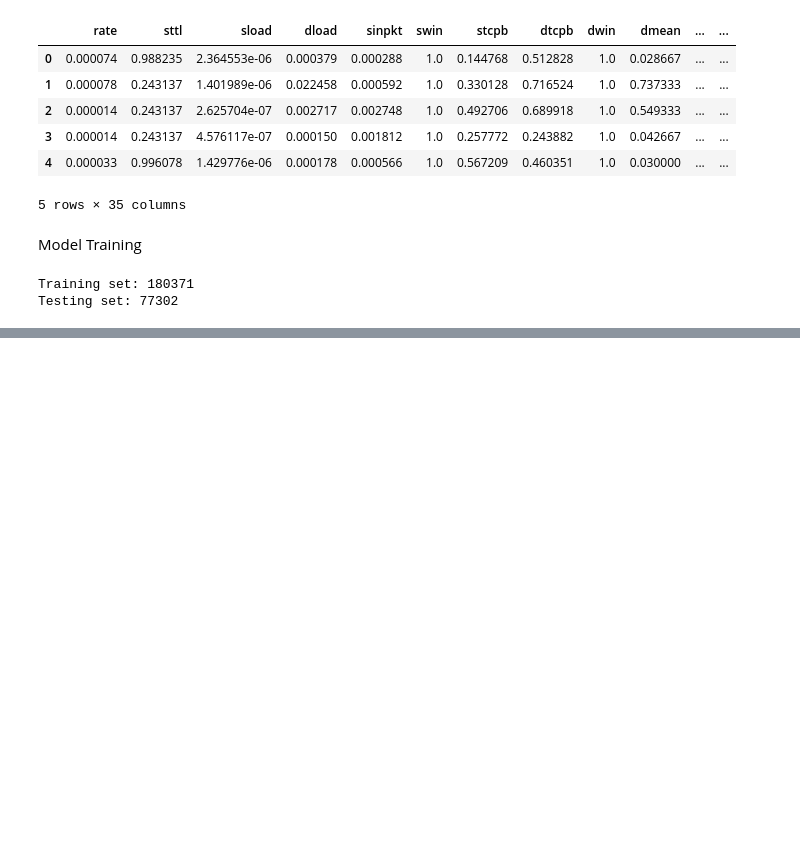
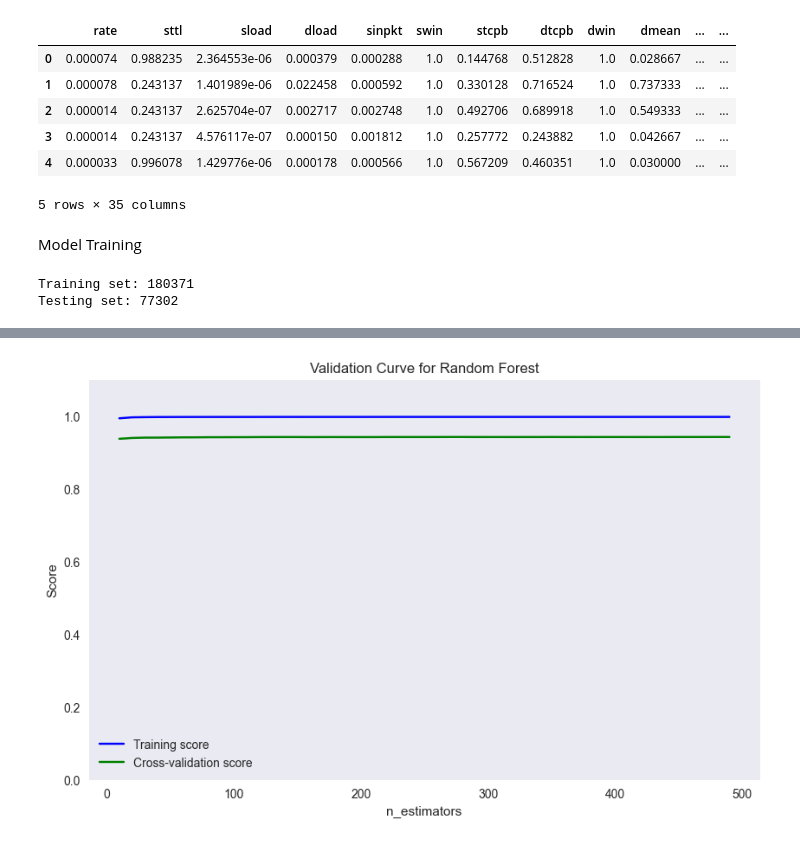
Before and after one commit to eugeneleo06/Project, a Jupyter notebook: project.ipynb, the cells around one changed output, grey strips where cells are left out. Saved outputs shown, nothing was run; the diff lists cells and outputs as text; code cells hidden in the pictures; blank space fills up the shorter version.

```diff
--- a/project.ipynb
+++ b/project.ipynb
@@ -204,0 +218,7 @@ Testing set: 77302
+# %%
+
+train_scoreNum, test_scoreNum = sklearn.model_selection.validation_curve(
+                               models['Random Forest'],
+                                X = x_train, y = y_train,
+                                param_name = 'n_estimators',
+                                param_range = np.arange(10,500,10), cv = 3)
@@ -204,0 +243,32 @@ Testing set: 77302
+# %%
+train_mean = np.mean(train_scoreNum, axis=1)
+train_std = np.std(train_scoreNum, axis=1)
+valid_mean = np.mean(test_scoreNum, axis=1)
+valid_std = np.std(test_scoreNum, axis=1)
+
+plt.figure(figsize=(10, 6))
+plt.title("Validation Curve for Random Forest")
+plt.xlabel("n_estimators")
+plt.ylabel("Score")
+plt.ylim(0.0, 1.1)
+plt.plot(np.arange(10,500,10), train_mean, label="Training score", color="b")
+plt.plot(np.arange(10,500,10), valid_mean, label="Cross-validation score", color="g")
+plt.fill_between(
+    np.arange(10,500,10),
+    train_mean - train_std,
+    train_mean + train_std,
+    alpha=0.2,
+    color="b"
+)
+plt.fill_between(
+    np.arange(10,500,10),
+    valid_mean - valid_std,
+    valid_mean + valid_std,
+    alpha=0.2,
+    color="g"
+)
+plt.legend(loc="best")
+plt.grid()
+plt.show()
+# %% [output]
+[figure, added]
```
Also changed, not shown: parts of 11 cells of this notebook, 3 other files.
